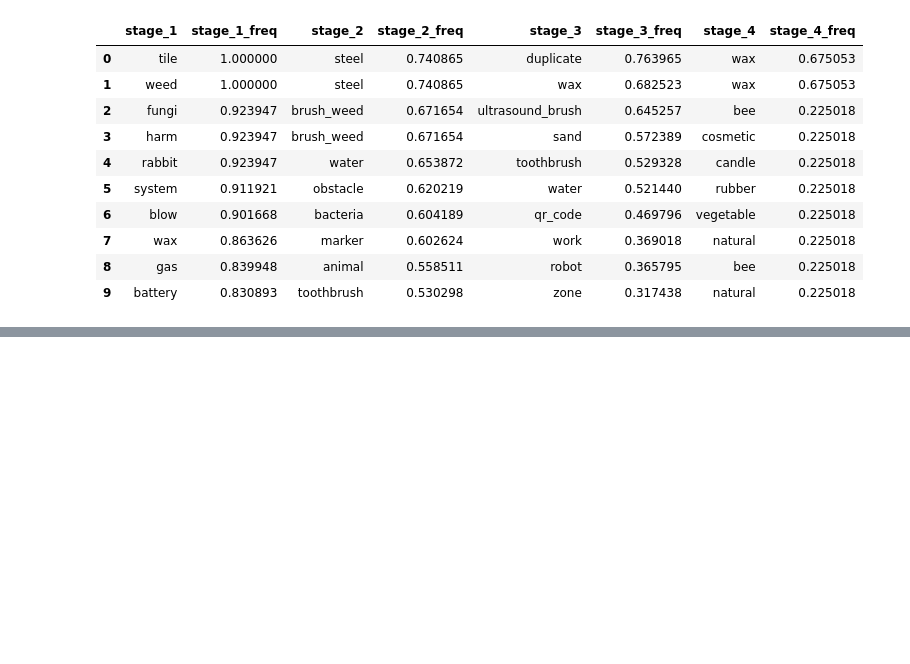
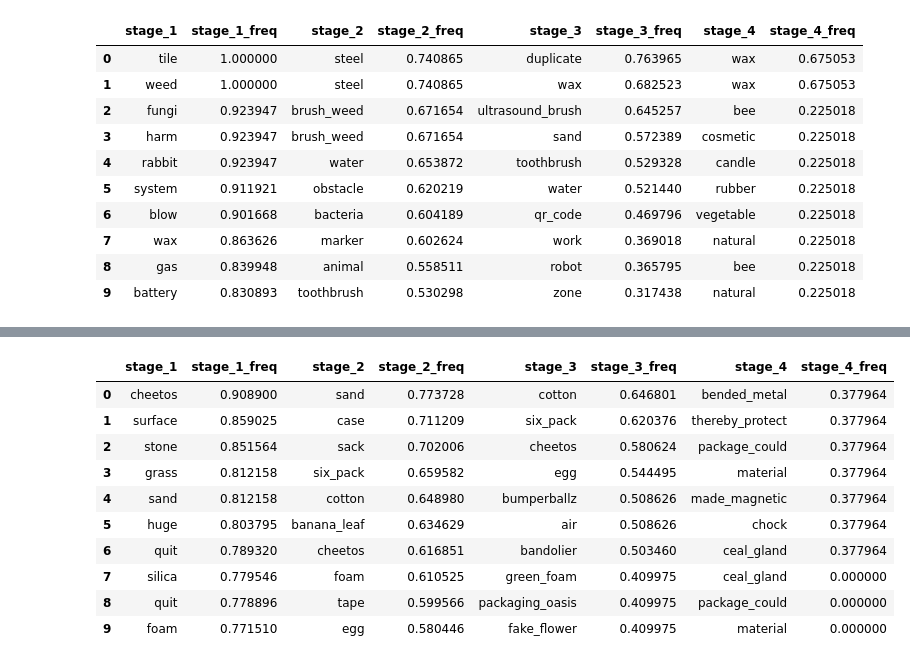
Before and after one commit to shahamana/rosetta-topic-model, a Jupyter notebook: tf_idf.ipynb, the cells around one changed output, grey strips where cells are left out. Drawn from its saved outputs; the diff is of its cells as text; code cells hidden in the pictures; blank space fills up the shorter version.

```diff
--- a/tf_idf.ipynb
+++ b/tf_idf.ipynb
@@ -403,0 +545,14 @@ get_important_freq(46)
+# %%
+get_important_freq_v(32)
+# %% [output]
+|  | stage_1 | stage_1_freq | stage_2 | stage_2_freq | stage_3 | stage_3_freq | stage_4 | stage_4_freq |
+| 0 | cheetos | 0.908900 | sand | 0.773728 | cotton | 0.646801 | bended_metal | 0.377964 |
+| 1 | surface | 0.859025 | case | 0.711209 | six_pack | 0.620376 | thereby_protect | 0.377964 |
+| 2 | stone | 0.851564 | sack | 0.702006 | cheetos | 0.580624 | package_could | 0.377964 |
+| 3 | grass | 0.812158 | six_pack | 0.659582 | egg | 0.544495 | material | 0.377964 |
+| 4 | sand | 0.812158 | cotton | 0.648980 | bumperballz | 0.508626 | made_magnetic | 0.377964 |
+| 5 | huge | 0.803795 | banana_leaf | 0.634629 | air | 0.508626 | chock | 0.377964 |
+| 6 | quit | 0.789320 | cheetos | 0.616851 | bandolier | 0.503460 | ceal_gland | 0.377964 |
+| 7 | silica | 0.779546 | foam | 0.610525 | green_foam | 0.409975 | ceal_gland | 0.000000 |
+| 8 | quit | 0.778896 | tape | 0.599566 | packaging_oasis | 0.409975 | package_could | 0.000000 |
+| 9 | foam | 0.771510 | egg | 0.580446 | fake_flower | 0.409975 | material | 0.000000 |
```
Also changed, not shown: parts of 19 cells of this notebook.
